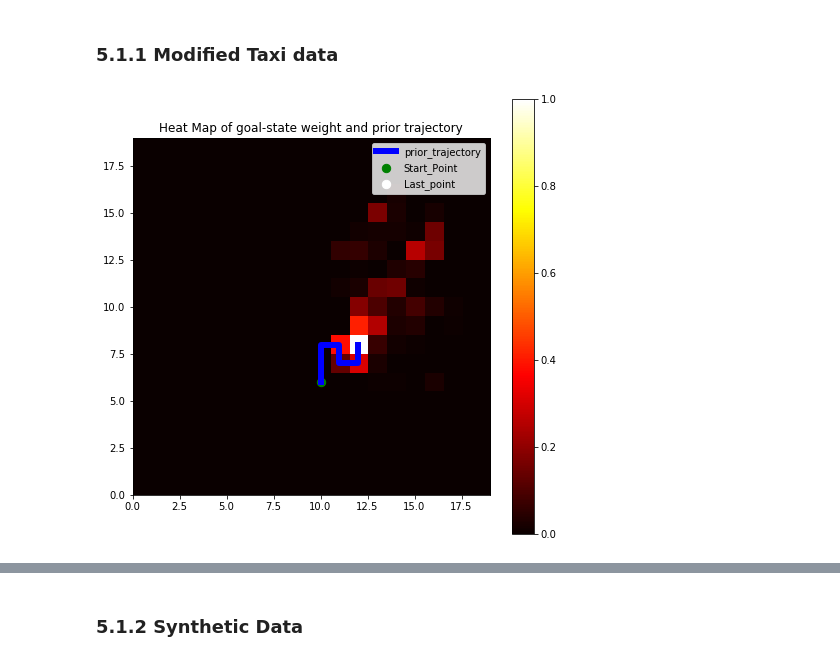
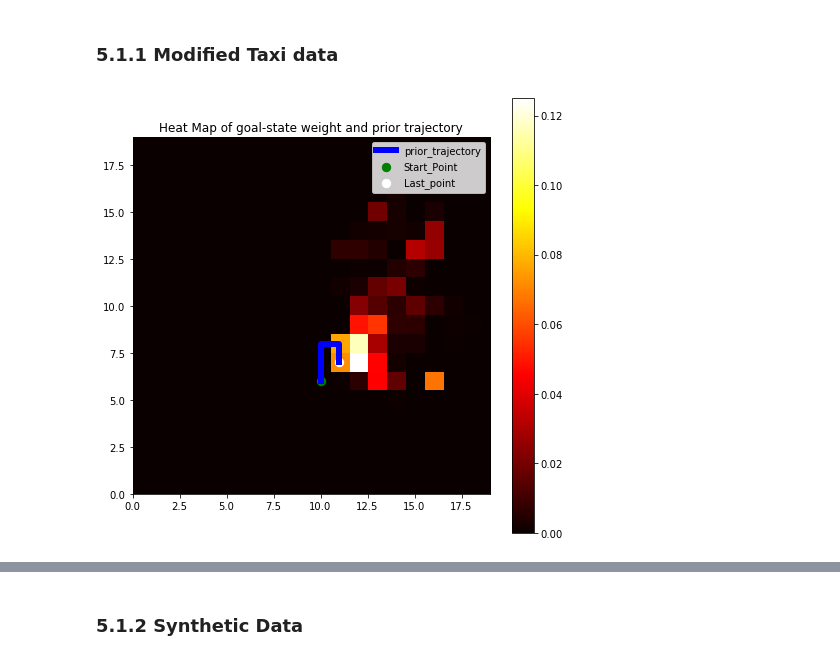
Before and after one commit to litosly/2017-Summer-CF-IRL, a Jupyter notebook: 2017 Summer Research Code by Hanze Li.ipynb, the cells around one changed output, grey strips where cells are left out. Drawn from its saved outputs; the diff is of its cells as text; code cells hidden in the pictures.

```diff
--- a/2017 Summer Research Code by Hanze Li.ipynb
+++ b/2017 Summer Research Code by Hanze Li.ipynb
@@ -379,34 +570,6 @@ def get_train_and_test_set(output_data,percent):
 ## For different dataset, first define the adjacent-point for all states.
 # For example, in the navigation domain, states are connected by the 8 adjcent-points,
 # while in User interface, every state can go to anyother states.
-
-def adjacent_point(start_state,direction,num_of_state,num_of_grid):
-    '''Associate the direction of the points in map with states-number.
-    For example, state + 20 gives the right-point to the current states
-    '''
-    start_point_row = start_state//num_of_grid
-    start_point_col = start_state%num_of_grid
-    if (direction == 0):
-        next_state = (start_point_row*num_of_grid+start_point_col)
-    elif (direction == 1):
-        next_state = (start_point_row-1)*num_of_grid+start_point_col-1
-    elif (direction == 2):
-        next_state = (start_point_row*num_of_grid+start_point_col-1)
-    elif (direction == 3):
-        next_state = (start_point_row+1)*num_of_grid+start_point_col-1
-    elif (direction == 4):
-        next_state = (start_point_row-1)*num_of_grid+start_point_col
-    elif (direction == 5):
-        next_state = (start_point_row+1)*num_of_grid+start_point_col
-    elif (direction == 6):
-        next_state = (start_point_row-1)*num_of_grid+start_point_col+1
-    elif (direction == 7):
-        next_state = start_point_row*num_of_grid+(start_point_col+1)
-    elif (direction == 8):
-        next_state = (start_point_row+1)*num_of_grid+ start_point_col+1
-
-    return next_state
-
 def get_adjacent_state_matrix():
     '''Create a matrix of current-to-next state transition. If the transition is possible,
     i.e. the next-state is in the range of the nearest 8 points, the entry of the matrix with
@@ -943,7 +1285,7 @@ def draw_heat_map(prior_trajectory,train_data,epsilon,adjacent_state,goal_state_
     for i in range(20):
         for j in range(20):
             heat_map[j][i] = heat_map_record[i*20+j]
-    heat_map =heat_map/heat_map.max()
+    #heat_map =heat_map/heat_map.max()
     plt.imshow(heat_map, cmap='hot', interpolation='nearest')
     plt.colorbar()
 
@@ -977,9 +1319,9 @@ T_res = get_specific_goal_transition(train_data,400,Goal_state_label,adjacent_st
 initial_state_probability = get_initial_state_probability(train_data,400,0.1)
 frequency = P_T_frequency(400,400,train_data)
 # %%
-draw_heat_map(test_data[10][:-13],train_data,0.1,adjacent_state,Goal_state_label,T_res,initial_state_probability,frequency)
+draw_heat_map(test_data[10][:-15],train_data,0.1,adjacent_state,Goal_state_label,T_res,initial_state_probability,frequency)
 # %% [output]
-[figure, old version]
+[figure, new version]
 # %%
 draw_heat_map(test_data[10][:-10],train_data,0.1,adjacent_state,Goal_state_label,T_res,initial_state_probability,frequency)
 # %% [output]
```
Also changed, not shown: parts of 28 cells of this notebook.
